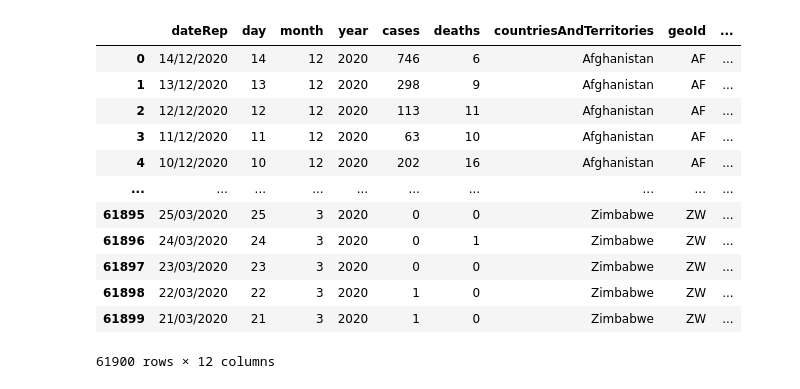
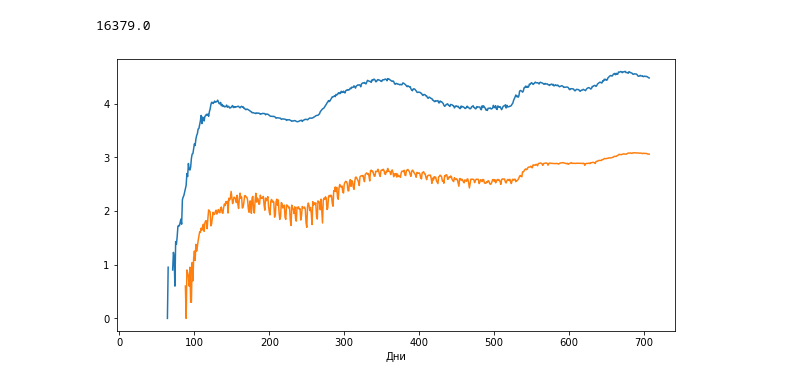
Before and after one commit to ZelshaR/Project, a Jupyter notebook: NoteBooks/Это для нашего проекта, просто рыщу в наших старых CSV'шках.ipynb, the cells around one changed output. Drawn from its saved outputs; the diff is of its cells as text; code cells hidden in the pictures.

```diff
--- a/NoteBooks/Это для нашего проекта, просто рыщу в наших старых CSV'шках.ipynb
+++ b/NoteBooks/Это для нашего проекта, просто рыщу в наших старых CSV'шках.ipynb
@@ -3,20 +5,38 @@ import pandas as pd
 # %%
 df = pd.read_csv(r"C:\Users\user01\Documents\GitHub\Project\NoteBooks\CSVs\data.csv")
+
+dfcsr = pd.read_csv('https://raw.githubusercontent.com/ZelshaR/Project/main/NoteBooks/CSVs/dfcsrn.csv')
+dfcsr.index = dfcsr['Unnamed: 0'].values
+del dfcsr['Unnamed: 0']
+
+dfdsr = pd.read_csv('https://raw.githubusercontent.com/ZelshaR/Project/main/NoteBooks/CSVs/dfdsrn.csv')
+dfdsr.index = dfdsr['Unnamed: 0'].values
+del dfdsr['Unnamed: 0']
+
+dfc = pd.read_csv('https://raw.githubusercontent.com/ZelshaR/Project/main/NoteBooks/CSVs/sraniestarni.csv')
+dfc.index = dfc['Unnamed: 0'].values
+del dfc['Unnamed: 0']
+dfc['nu'] = 0
+dfc['nu'] = dfc.index
+
+dfd = pd.read_csv('https://raw.githubusercontent.com/ZelshaR/Project/main/NoteBooks/CSVs/sraniestarnismerti.csv')
+dfd.index = dfd['Unnamed: 0'].values
+del dfd['Unnamed: 0']
+dfd['nu'] = 0
+dfd['nu'] = dfd.index
 # %%
-df
+dfc = dfc.apply(lambda x: np.log10(x) if np.issubdtype(x.dtype, np.number) else x) #лагорифмирует все значения из датафреймов
+dfd = dfd.apply(lambda x: np.log10(x) if np.issubdtype(x.dtype, np.number) else x) #очень плохо реагирует на нули так как лагорифма его нет
-# %% [output]
-|  | dateRep | day | month | year | cases | deaths | countriesAndTerritories | geoId | ... |
-| 0 | 14/12/2020 | 14 | 12 | 2020 | 746 | 6 | Afghanistan | AF | ... |
-| 1 | 13/12/2020 | 13 | 12 | 2020 | 298 | 9 | Afghanistan | AF | ... |
-| 2 | 12/12/2020 | 12 | 12 | 2020 | 113 | 11 | Afghanistan | AF | ... |
-| 3 | 11/12/2020 | 11 | 12 | 2020 | 63 | 10 | Afghanistan | AF | ... |
-| 4 | 10/12/2020 | 10 | 12 | 2020 | 202 | 16 | Afghanistan | AF | ... |
-| ... | ... | ... | ... | ... | ... | ... | ... | ... | ... |
-| 61895 | 25/03/2020 | 25 | 3 | 2020 | 0 | 0 | Zimbabwe | ZW | ... |
-| 61896 | 24/03/2020 | 24 | 3 | 2020 | 0 | 1 | Zimbabwe | ZW | ... |
-| 61897 | 23/03/2020 | 23 | 3 | 2020 | 0 | 0 | Zimbabwe | ZW | ... |
-| 61898 | 22/03/2020 | 22 | 3 | 2020 | 1 | 0 | Zimbabwe | ZW | ... |
-| 61899 | 21/03/2020 | 21 | 3 | 2020 | 1 | 0 | Zimbabwe | ZW | ... |
-61900 rows × 12 columns
+# %%
+dfc['Russia'].iloc[400]
+# %% [output]
+16379.0
 # %%
-df.to_excel('data.xlsx')
+
+plt.figure(figsize=(10,5))
+plt.plot(dfcsr.index, dfc['Russia'])
+plt.plot(dfcsr.index, dfd['Russia'])
+plt.xlabel('Дни')
+plt.show()
+# %% [output]
+[figure, added]
```
Also changed, not shown: parts of 2 cells of this notebook, 3 other files.
